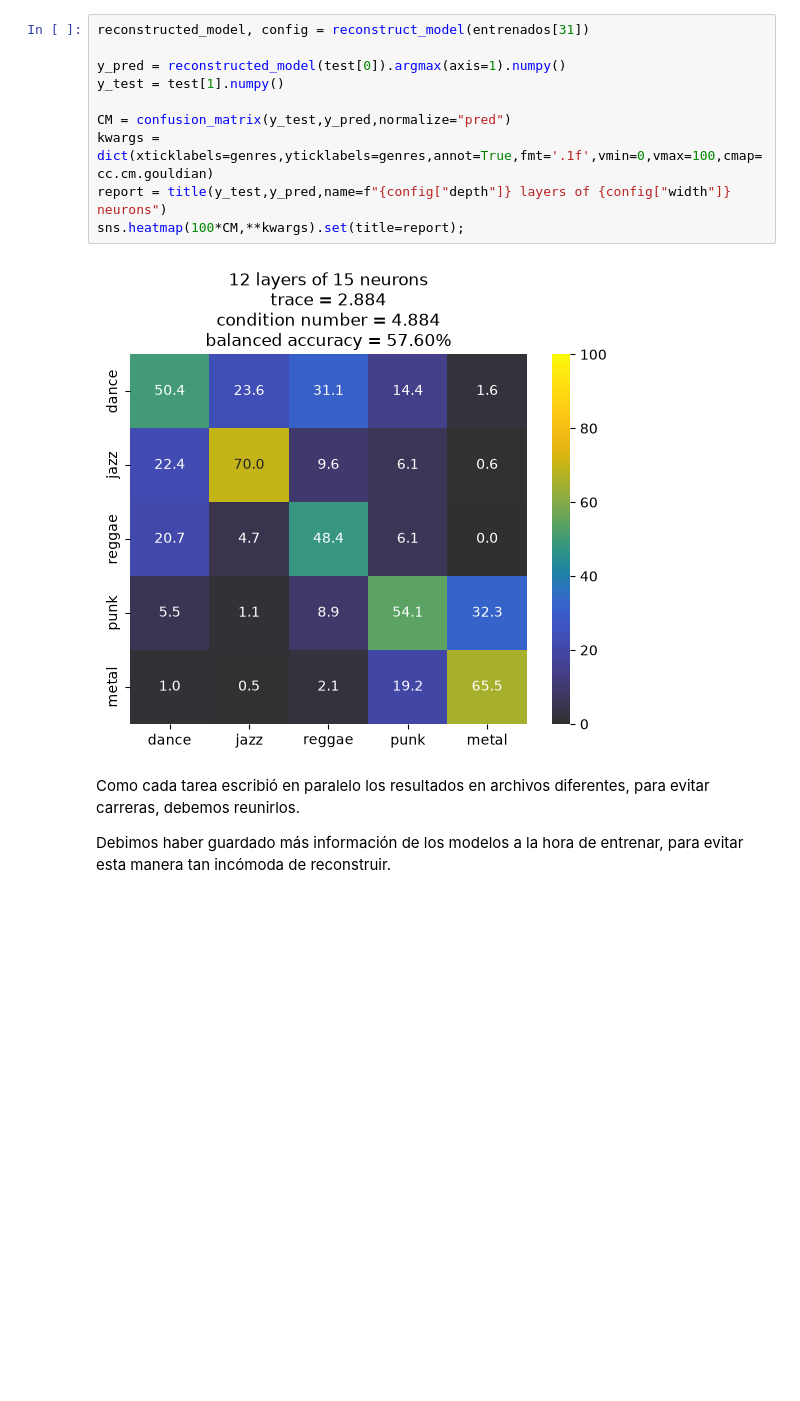
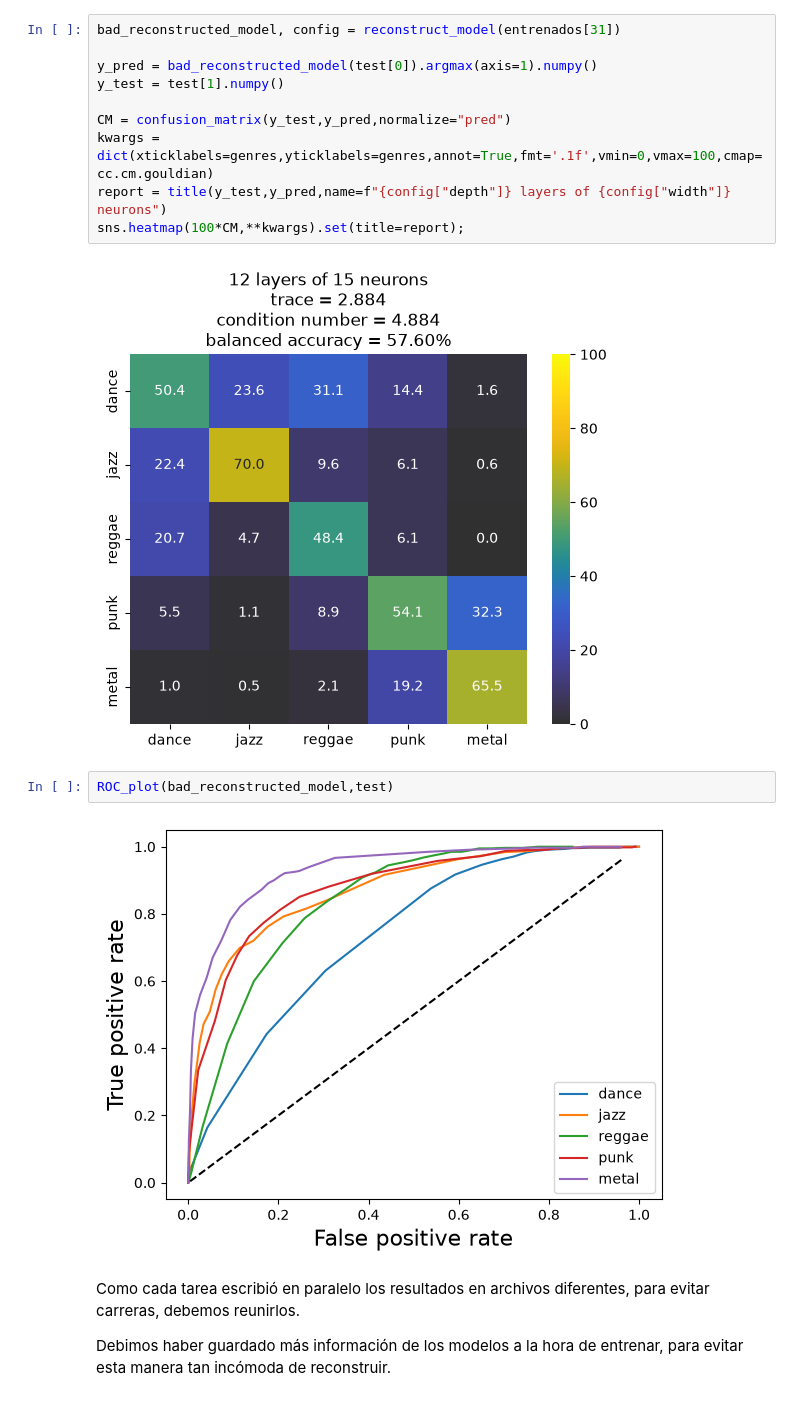
Before and after one commit to s-henao-castellanos/ML-2026, a Jupyter notebook: mlp_classifiers/torch_T2.ipynb, the cells around one changed output. Saved outputs shown, nothing was run; the diff lists cells and outputs as text; blank space fills up the shorter version.

```diff
--- a/mlp_classifiers/torch_T2.ipynb
+++ b/mlp_classifiers/torch_T2.ipynb
@@ -467,9 +497,9 @@ sns.heatmap(100*CM,**kwargs).set(title=report);
 # %% [markdown]
 Otros modelos pésimos:
 # %%
-reconstructed_model, config = reconstruct_model(entrenados[31])
+bad_reconstructed_model, config = reconstruct_model(entrenados[31])
 
-y_pred = reconstructed_model(test[0]).argmax(axis=1).numpy()
+y_pred = bad_reconstructed_model(test[0]).argmax(axis=1).numpy()
 y_test = test[1].numpy()
 
 CM = confusion_matrix(y_test,y_pred,normalize="pred")
@@ -478,6 +508,10 @@ report = title(y_test,y_pred,name=f"{config["depth"]} layers of {config["width"]
 sns.heatmap(100*CM,**kwargs).set(title=report);
 # %% [output]
 [figure]
+# %%
+ROC_plot(bad_reconstructed_model,test)
+# %% [output]
+[figure, added]
 # %% [markdown]
 Como cada tarea escribió en paralelo los resultados en archivos diferentes, para evitar carreras, debemos reunirlos.
 
```
Also changed, not shown: parts of 11 cells of this notebook.
